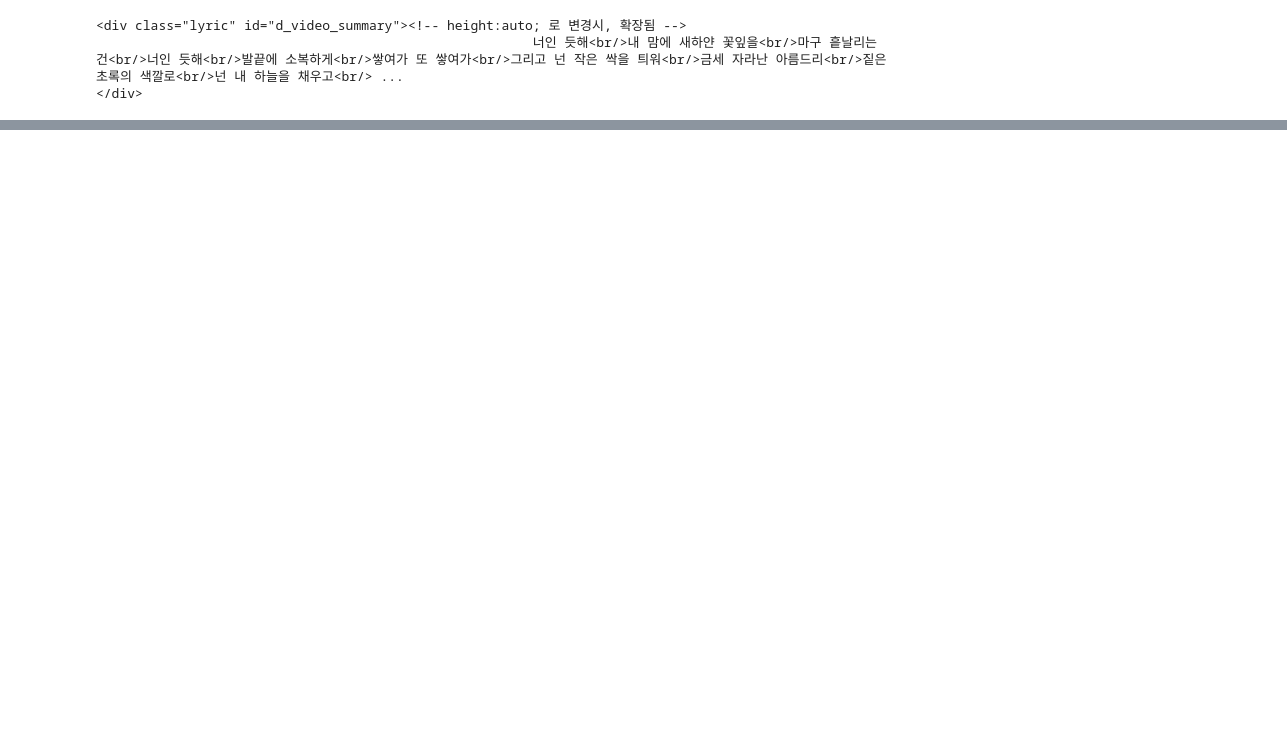
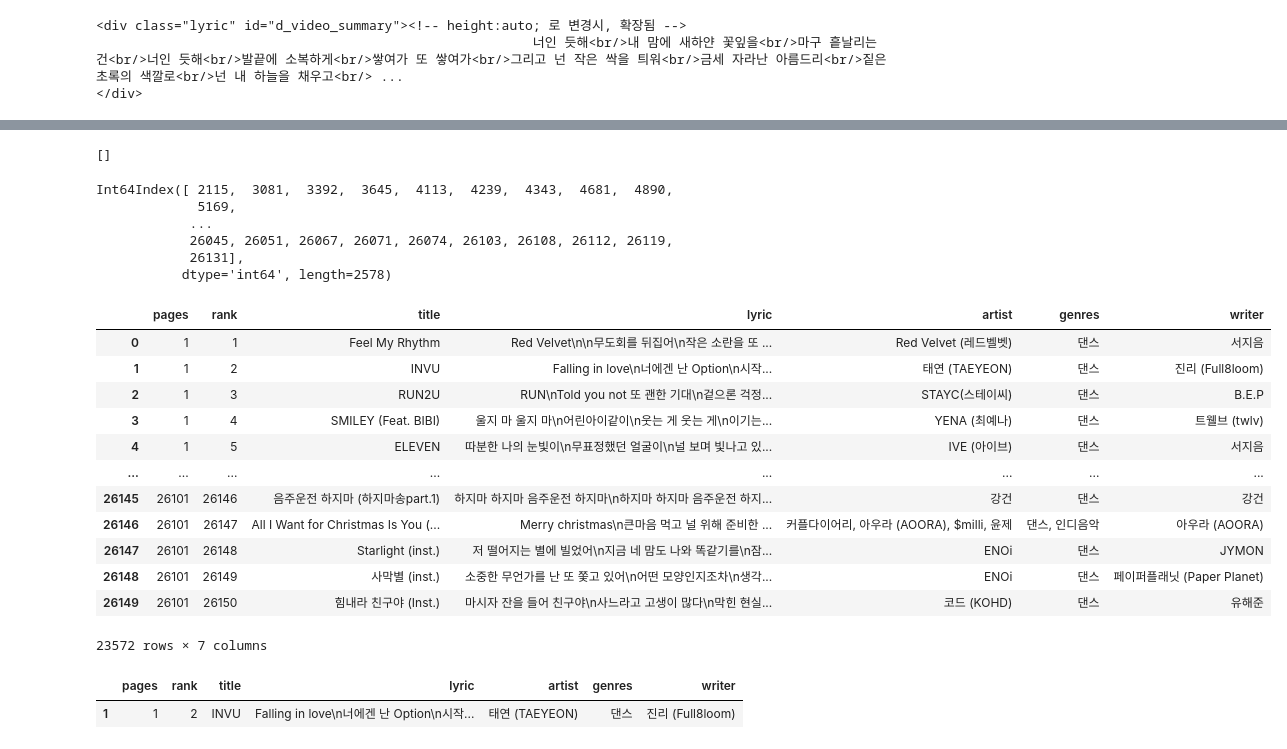
Before and after one commit to Hongbi-Kim/Writing_lyrics, a Jupyter notebook: melon_크롤링.ipynb, the cells around one changed output, grey strips where cells are left out. Cells and saved outputs as stored; diff of their text form; code cells hidden in the pictures; blank space fills up the shorter version.

```diff
--- a/melon_크롤링.ipynb
+++ b/melon_크롤링.ipynb
@@ -251,0 +211,9 @@ df
+# %%
+data1 = pd.read_pickle('dance_1-9550.pkl')
+data2 = pd.read_pickle('dance_9551-10000.pkl')
+data3 = pd.read_pickle('dance_10001-22050_dup.pkl')
+data4 = pd.read_pickle('dance_22051-26150.pkl')
+# %%
+df = pd.concat([data1, data2,data3,data4],ignore_index=True)
+#df = df.drop_duplicates()
+df.to_pickle('dance_1-26150.pkl', protocol = 4)
@@ -251,0 +236,42 @@ df
+# %%
+check = []
+for i in range(1,26151, 50):
+    if i not in df['pages'].unique():
+        check.append(i)
+check
+# %% [output]
+[]
+# %%
+a = df[df['lyric'] == '가사없음']
+b = a.index
+b
+# %% [output]
+Int64Index([ 2115,  3081,  3392,  3645,  4113,  4239,  4343,  4681,  4890,
+             5169,
+            ...
+            26045, 26051, 26067, 26071, 26074, 26103, 26108, 26112, 26119,
+            26131],
+           dtype='int64', length=2578)
+# %%
+df1 = df.drop(b)
+df1.to_pickle('dance_1-26150_nolyric.pkl', protocol = 4)
+df1
+# %% [output]
+|  | pages | rank | title | lyric | artist | genres | writer |
+| 0 | 1 | 1 | Feel My Rhythm | Red Velvet\n\n무도회를 뒤집어\n작은 소란을 또 ... | Red Velvet (레드벨벳) | 댄스 | 서지음 |
+| 1 | 1 | 2 | INVU | Falling in love\n너에겐 난 Option\n시작... | 태연 (TAEYEON) | 댄스 | 진리 (Full8loom) |
+| 2 | 1 | 3 | RUN2U | RUN\nTold you not 또 괜한 기대\n겉으론 걱정... | STAYC(스테이씨) | 댄스 | B.E.P |
+| 3 | 1 | 4 | SMILEY (Feat. BIBI) | 울지 마 울지 마\n어린아이같이\n웃는 게 웃는 게\n이기는... | YENA (최예나) | 댄스 | 트웰브 (twlv) |
+| 4 | 1 | 5 | ELEVEN | 따분한 나의 눈빛이\n무표정했던 얼굴이\n널 보며 빛나고 있... | IVE (아이브) | 댄스 | 서지음 |
+| ... | ... | ... | ... | ... | ... | ... | ... |
+| 26145 | 26101 | 26146 | 음주운전 하지마 (하지마송part.1) | 하지마 하지마 음주운전 하지마\n하지마 하지마 음주운전 하지... | 강건 | 댄스 | 강건 |
+| 26146 | 26101 | 26147 | All I Want for Christmas Is You (... | Merry christmas\n큰마음 먹고 널 위해 준비한 ... | 커플다이어리, 아우라 (AOORA), $milli, 윤제 | 댄스, 인디음악 | 아우라 (AOORA) |
+| 26147 | 26101 | 26148 | Starlight (inst.) | 저 떨어지는 별에 빌었어\n지금 네 맘도 나와 똑같기를\n잠... | ENOi | 댄스 | JYMON |
+| 26148 | 26101 | 26149 | 사막별 (inst.) | 소중한 무언가를 난 또 쫓고 있어\n어떤 모양인지조차\n생각... | ENOi | 댄스 | 페이퍼플래닛 (Paper Planet) |
+| 26149 | 26101 | 26150 | 힘내라 친구야 (Inst.) | 마시자 잔을 들어 친구야\n사느라고 고생이 많다\n막힌 현실... | 코드 (KOHD) | 댄스 | 유해준 |
+23572 rows × 7 columns
+# %%
+df1[df1['title'] == 'INVU']
+# %% [output]
+|  | pages | rank | title | lyric | artist | genres | writer |
+| 1 | 1 | 2 | INVU | Falling in love\n너에겐 난 Option\n시작... | 태연 (TAEYEON) | 댄스 | 진리 (Full8loom) |
```
Also changed, not shown: parts of 19 cells of this notebook, 2 other files.
